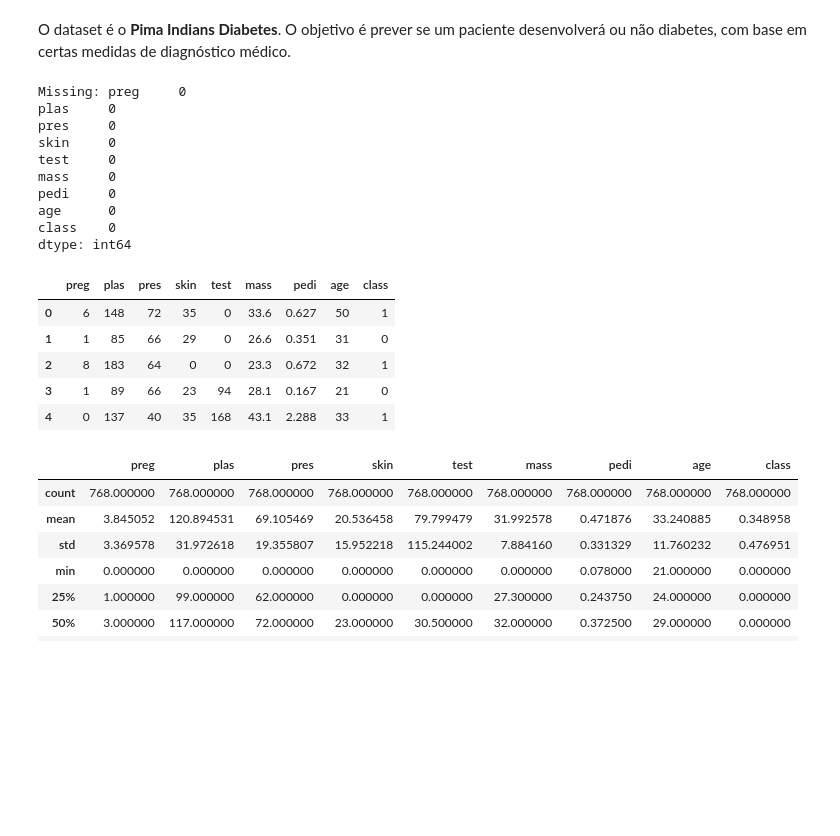
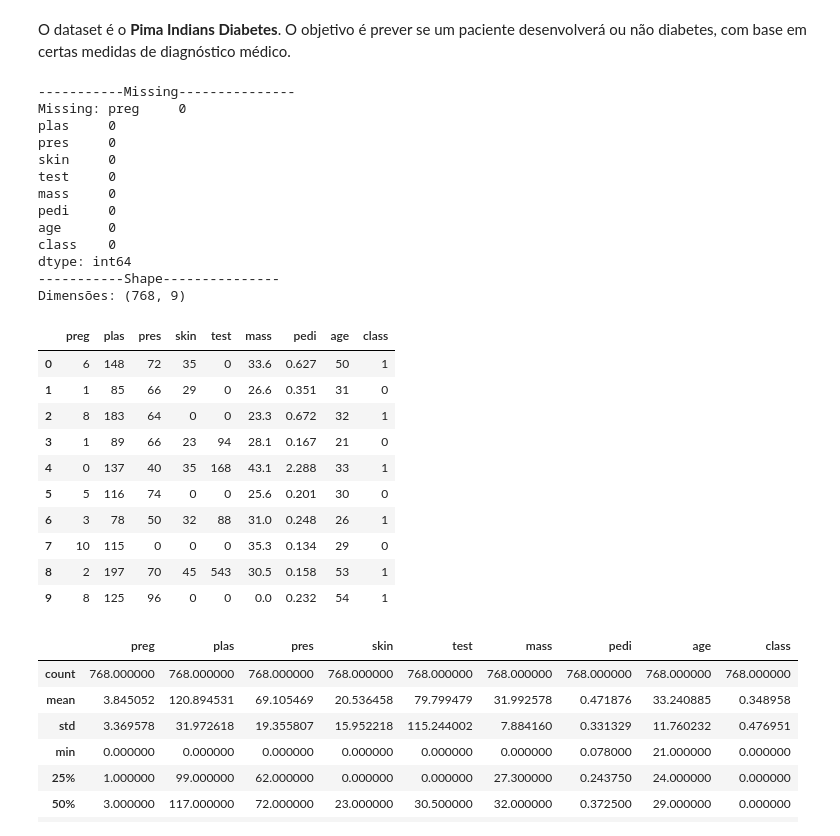
Before and after one commit to casjunior93/Livro-Maos-a-Obra---Aprendizado-de-maquina, a Jupyter notebook: 7 - Aprendizado de Ensemble e Florestas Aleatórias/ensemble.ipynb, the cells around one changed output. Saved outputs shown, nothing was run; the diff lists cells and outputs as text; code cells hidden in the pictures; blank space fills up the shorter version.

```diff
--- a/7 - Aprendizado de Ensemble e Florestas Aleatórias/ensemble.ipynb
+++ b/7 - Aprendizado de Ensemble e Florestas Aleatórias/ensemble.ipynb
@@ -36,26 +40,37 @@ from sklearn.svm import SVC
 # %%
 url = 'https://raw.githubusercontent.com/jbrownlee/Datasets/master/pima-indians-diabetes.data.csv'
 colunas = ['preg', 'plas', 'pres', 'skin', 'test', 'mass', 'pedi', 'age', 'class']
 dataset = pd.read_csv(url, names=colunas, skiprows=0, delimiter=',')
+print(f'-----------Missing---------------')
 print(f'Missing: {dataset.isnull().sum()}')
-dataset.head()
+print(f'-----------Shape---------------')
+print(f'Dimensões: {dataset.shape}')
+dataset.head(10)
 # %% [output]
+-----------Missing---------------
 Missing: preg     0
 plas     0
 pres     0
 skin     0
 test     0
 mass     0
 pedi     0
 age      0
 class    0
 dtype: int64
+-----------Shape---------------
+Dimensões: (768, 9)
 |  | preg | plas | pres | skin | test | mass | pedi | age | class |
 | 0 | 6 | 148 | 72 | 35 | 0 | 33.6 | 0.627 | 50 | 1 |
 | 1 | 1 | 85 | 66 | 29 | 0 | 26.6 | 0.351 | 31 | 0 |
 | 2 | 8 | 183 | 64 | 0 | 0 | 23.3 | 0.672 | 32 | 1 |
 | 3 | 1 | 89 | 66 | 23 | 94 | 28.1 | 0.167 | 21 | 0 |
 | 4 | 0 | 137 | 40 | 35 | 168 | 43.1 | 2.288 | 33 | 1 |
+| 5 | 5 | 116 | 74 | 0 | 0 | 25.6 | 0.201 | 30 | 0 |
+| 6 | 3 | 78 | 50 | 32 | 88 | 31.0 | 0.248 | 26 | 1 |
+| 7 | 10 | 115 | 0 | 0 | 0 | 35.3 | 0.134 | 29 | 0 |
+| 8 | 2 | 197 | 70 | 45 | 543 | 30.5 | 0.158 | 53 | 1 |
+| 9 | 8 | 125 | 96 | 0 | 0 | 0.0 | 0.232 | 54 | 1 |
 # %%
 dataset.describe(include='all')
 # %% [output]
```
Also changed, not shown: parts of 8 cells of this notebook.
